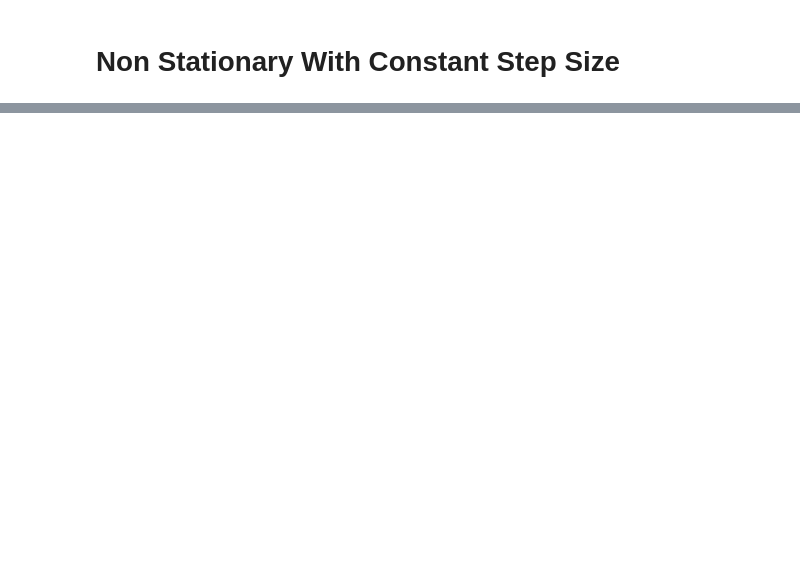
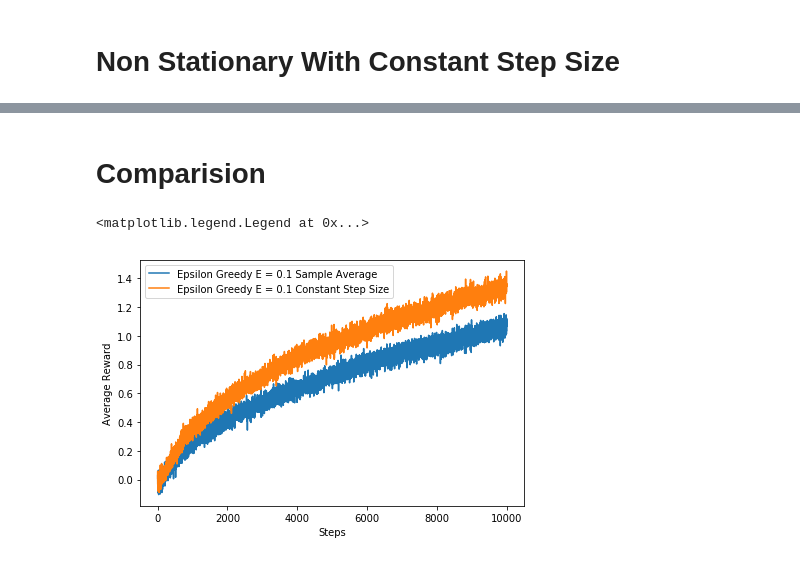
Before and after one commit to suryatejreddy/RL-2019, a Jupyter notebook: Question1.ipynb, the cells around one changed output, grey strips where cells are left out. Cells and saved outputs as stored; diff of their text form; code cells hidden in the pictures; blank space fills up the shorter version.

Commit message:
Updated Graphs and Added Theory Explanations inside graphs

```diff
--- a/Question1.ipynb
+++ b/Question1.ipynb
@@ -102,0 +102,12 @@ plt.legend()
+# %% [markdown]
+# Comparision
+# %%
+plt.plot(epsilon_greedy_large_nonst.overall_average_rewards, label = 'Epsilon Greedy E = 0.1 Sample Average')
+plt.plot(epsilon_greedy_large_alpha.overall_average_rewards, label = 'Epsilon Greedy E = 0.1 Constant Step Size')
+plt.tight_layout()
+plt.xlabel('Steps')
+plt.ylabel('Average Reward')
+plt.legend()
+# %% [output]
+<matplotlib.legend.Legend at 0x...>
+[figure, added]
```
Also changed, not shown: parts of 7 cells of this notebook.
